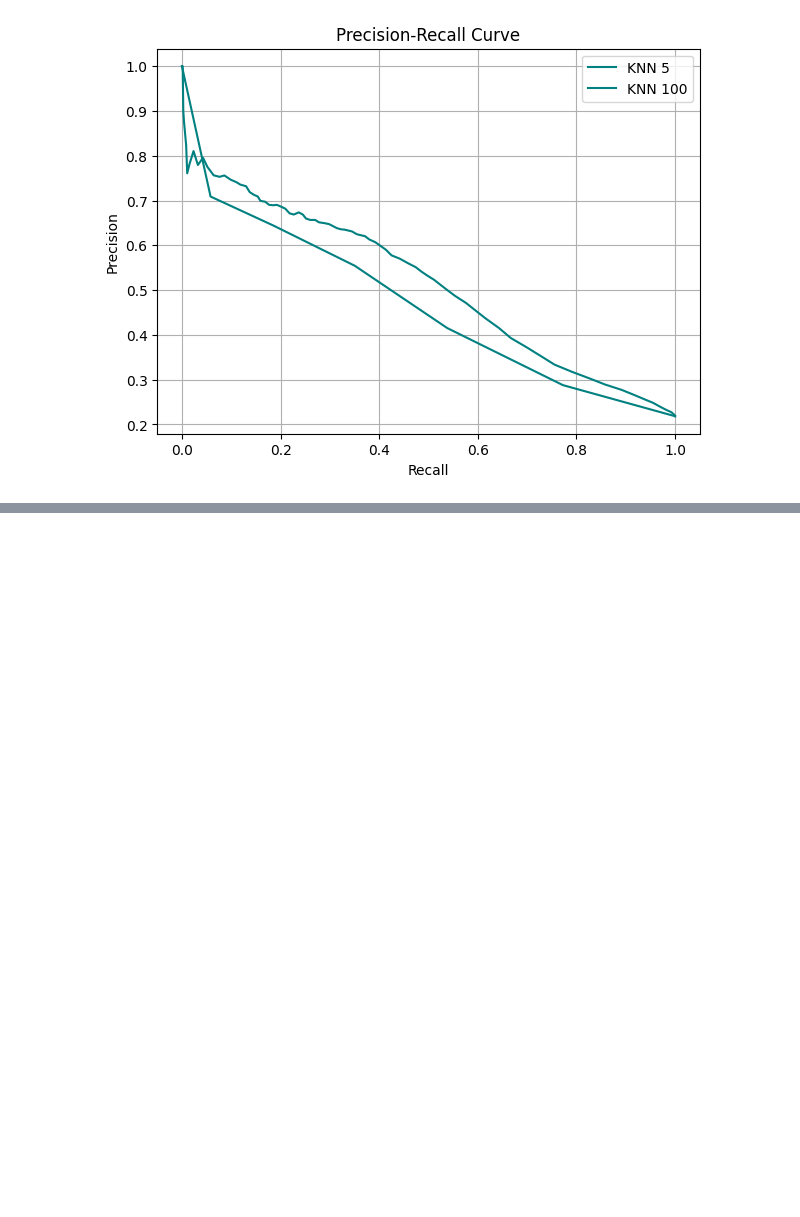
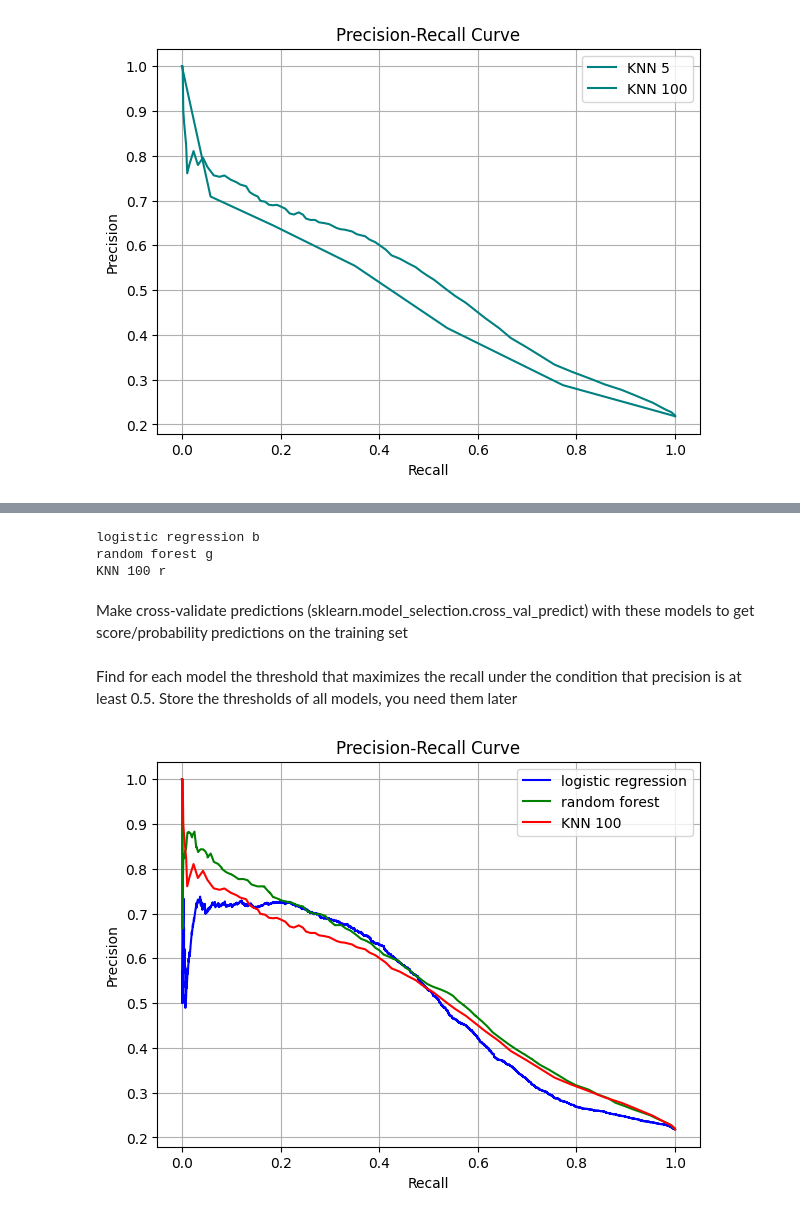
Before and after one commit to vdriet/mads-cc, a Jupyter notebook: creditcards.ipynb, the cells around one changed output, grey strips where cells are left out. Cells and saved outputs as stored; diff of their text form; code cells hidden in the pictures; blank space fills up the shorter version.

```diff
--- a/creditcards.ipynb
+++ b/creditcards.ipynb
@@ -211,0 +218,49 @@ _Both recall and precision are better with 5 neighbours. With recall is 0.5 the
+# %%
+from sklearn.linear_model import LogisticRegression
+from sklearn.ensemble import RandomForestClassifier
+models = {}
+models['logistic regression'] = {
+    'model': Pipeline(steps=[('preprocessor', preprocessor),('classifier', LogisticRegression())]),
+    'color': 'b',
+    }
+models['random forest'] = {
+    'model': Pipeline(steps=[('preprocessor', preprocessor),('classifier', RandomForestClassifier(random_state=42))]),
+    'color': 'g',
+    }
+models['KNN 100'] = {
+    'model': create_pipeline_KNN(preprocessor, 100),
+    'color': 'r',
+    }
+for m in models:
+    print(m, models[m]['color'])
+# %% [output]
+logistic regression b
+random forest g
+KNN 100 r
+# %% [markdown]
+Make cross-validate predictions (sklearn.model_selection.cross_val_predict) with these models
+to get score/probability predictions on the training set
+# %%
+probabilities = {}
+for m in models:
+    probabilities[m] = cross_val_predict(models[m]['model'], X_test, y_test, cv=5, method='predict_proba')
+# %% [markdown]
+Find for each model the threshold that maximizes the recall under the condition that precision is at
+least 0.5. Store the thresholds of all models, you need them later
+# %%
+plt.figure(figsize=(7, 5))
+precisions = {}
+recalls = {}
+tresholds = {}
+for m in models:
+    precisions[m], recalls[m], tresholds[m] = precision_recall_curve(y_test, probabilities[m][:,1])
+    plt.plot(recalls[m], precisions[m], color=models[m]['color'], label=m)
+
+plt.xlabel('Recall')
+plt.ylabel('Precision')
+plt.title('Precision-Recall Curve')
+plt.legend(loc="upper right")
+plt.grid(True)
+plt.show()
+# %% [output]
+[figure, added]
```
Also changed, not shown: parts of 8 cells of this notebook.
